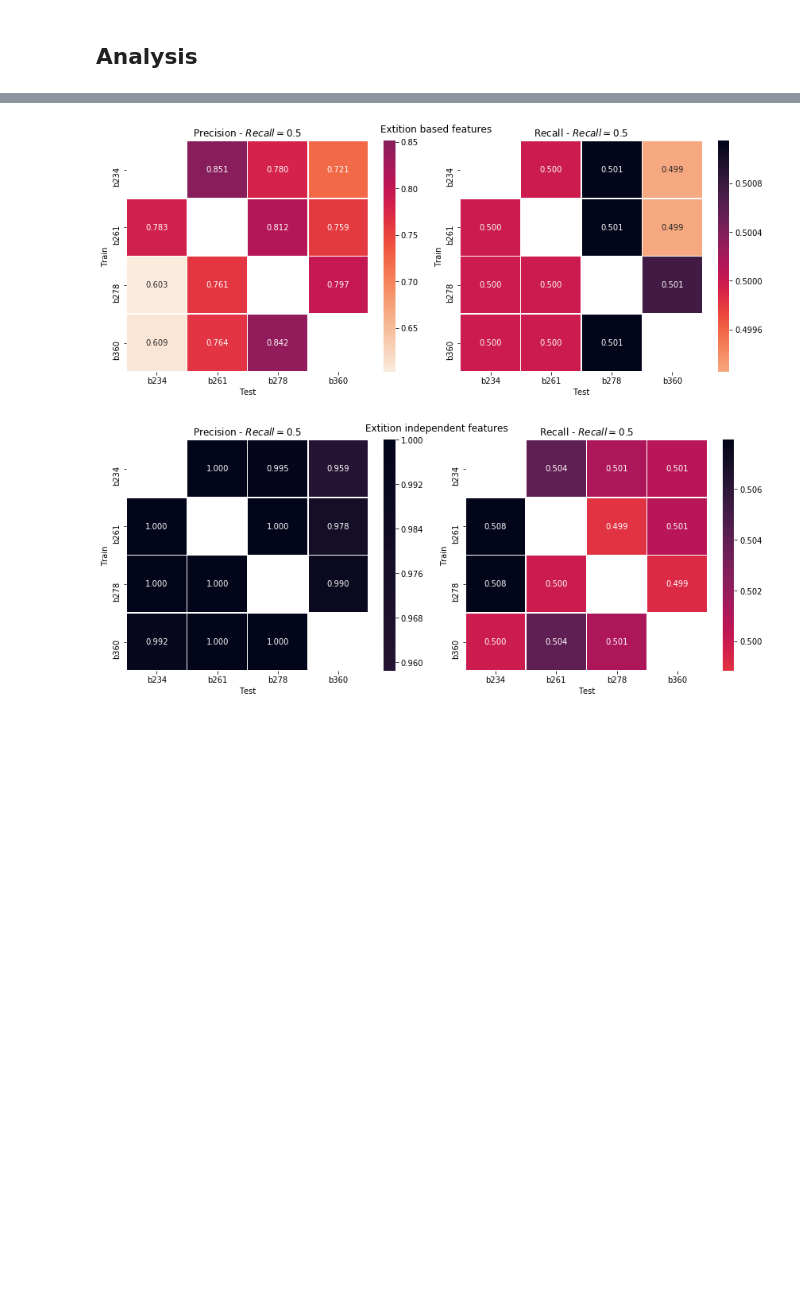
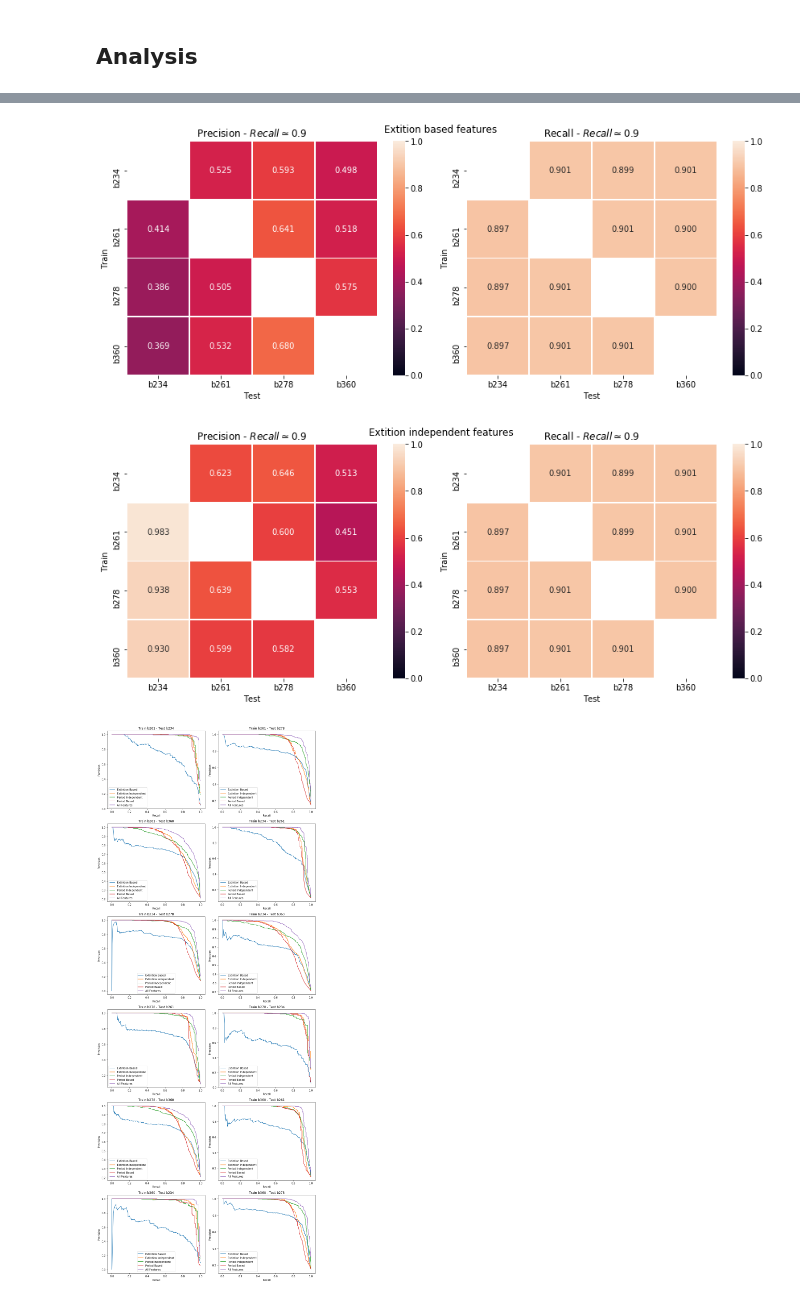
Before and after one commit to leliel12/How-far-can-we-can-go, a Jupyter notebook: 00_section_features_evaluation.ipynb, the cells around one changed output, grey strips where cells are left out. Drawn from its saved outputs; the diff is of its cells as text; code cells hidden in the pictures; blank space fills up the shorter version.

```diff
--- a/00_section_features_evaluation.ipynb
+++ b/00_section_features_evaluation.ipynb
@@ -254,14 +254,48 @@ fig.tight_layout()
 # %%
 fig, axes = plt.subplots(1, 2, figsize=(12, 5))
-heatmap(axes, extintion_results, 0.5)
+heatmap(axes, extintion_results, 0.90)
 fig.suptitle("Extition based features")
 fig.tight_layout()
 # %% [output]
-[figure, old version]
+[figure, new version]
 # %%
 fig, axes = plt.subplots(1, 2, figsize=(12, 5))
-heatmap(axes, no_extintion_results, 0.5)
+heatmap(axes, no_extintion_results, 0.90)
 fig.suptitle("Extition independent features")
 fig.tight_layout()
 # %% [output]
-[figure, old version]
+[figure, new version]
+# %%
+def plot_prec_roc_curve(ax, train_name, test_name, all_results):
+    for rname, results in all_results.items():
+        for r in results:
+            if r.test_name == test_name and r.train_name == train_name:
+                ax.plot(r.prec_rec_curve[1], r.prec_rec_curve[0], label=rname)
+                break
+    ax.set_title("Train {} - Test {}".format(train_name, test_name))
+    ax.set_xlabel("Recall")
+    ax.set_ylabel("Precision")
+    ax.legend()
+
+
+all_results = {
+    "All Features": all_features_results,
+    "Period Based": period_results,
+    "Period Independent": no_period_results,
+    "Extintion Based": extintion_results,
+    "Extintion Independent": no_extintion_results}
+fig, ax = plt.subplots(1, 1, figsize=(12, 5))
+plot_prec_roc_curve(ax, "b278", "b261", all_results)
+fig.tight_layout()
+# %%
+fig, axes = plt.subplots(6, 2, figsize=(12, 30))
+axes = it.chain(*axes)
+for train_name in data.keys():
+    for test_name in data.keys():
+        if train_name == test_name:
+            continue
+        ax = next(axes)
+        plot_prec_roc_curve(ax, train_name, test_name, all_results)
+fig.tight_layout()
+# %% [output]
+[figure, added]
```
Also changed, not shown: parts of 4 cells of this notebook.
